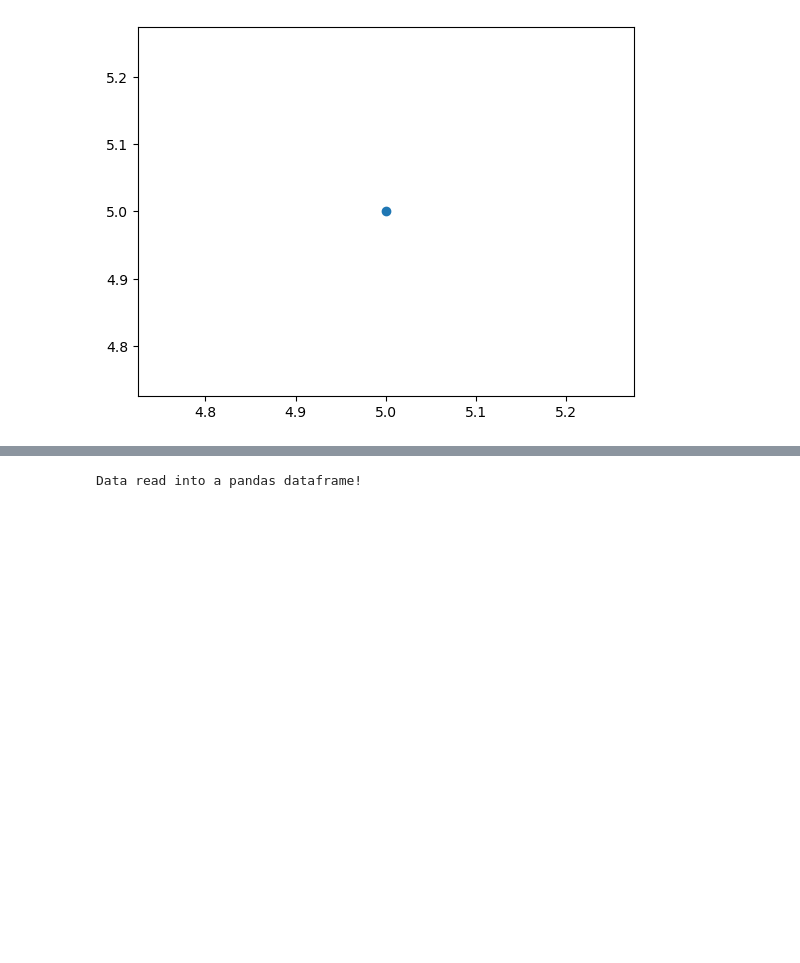
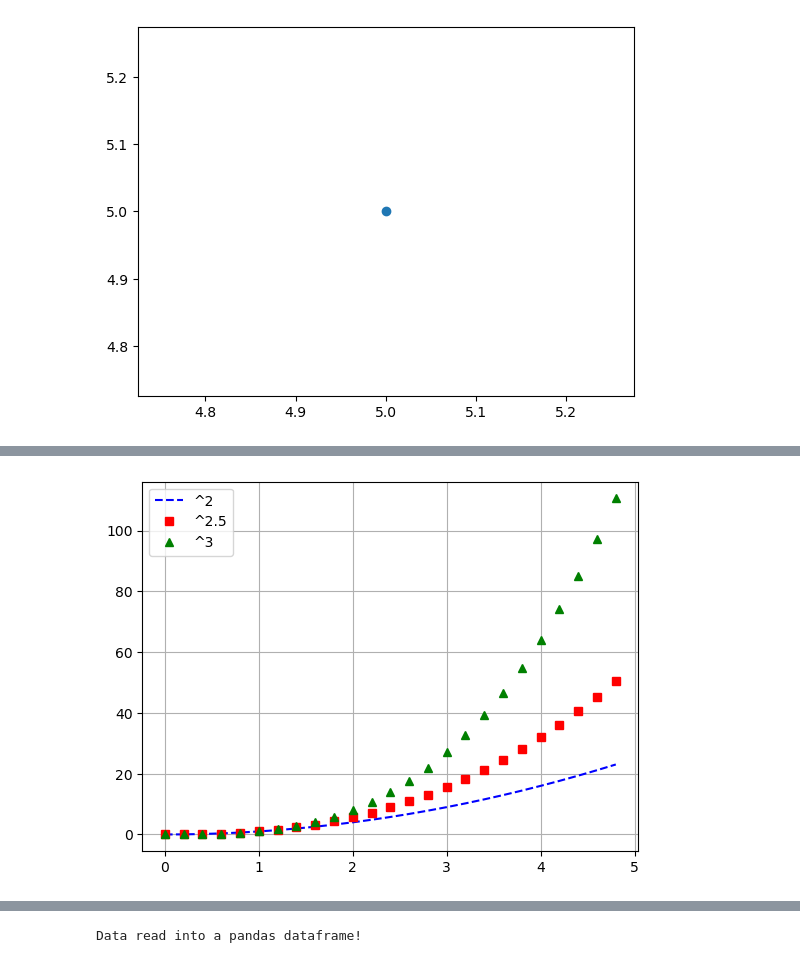
Before and after one commit to vibhavarik23/Data-Analysis, a Jupyter notebook: 2_Matplotlib.ipynb, the cells around one changed output, grey strips where cells are left out. Cells and saved outputs as stored; diff of their text form; code cells hidden in the pictures; blank space fills up the shorter version.

```diff
--- a/2_Matplotlib.ipynb
+++ b/2_Matplotlib.ipynb
@@ -15,3 +40,16 @@ plt.show()
 # %%
 import pandas as pd
 import numpy as np
+# %%
+t=np.arange(0., 5.,0.2)
+# blue dashes, red squares, and green triangles
+
+plt.plot(t, t**2, 'b--', label='^2')
+plt.plot(t, t**2.5,'rs', label='^2.5')
+plt.plot(t, t**3, 'g^', label='^3')
+plt.grid()
+plt.legend()
+
+plt.show()
+# %% [output]
+[figure, added]
```
Also changed, not shown: parts of 8 cells of this notebook.
